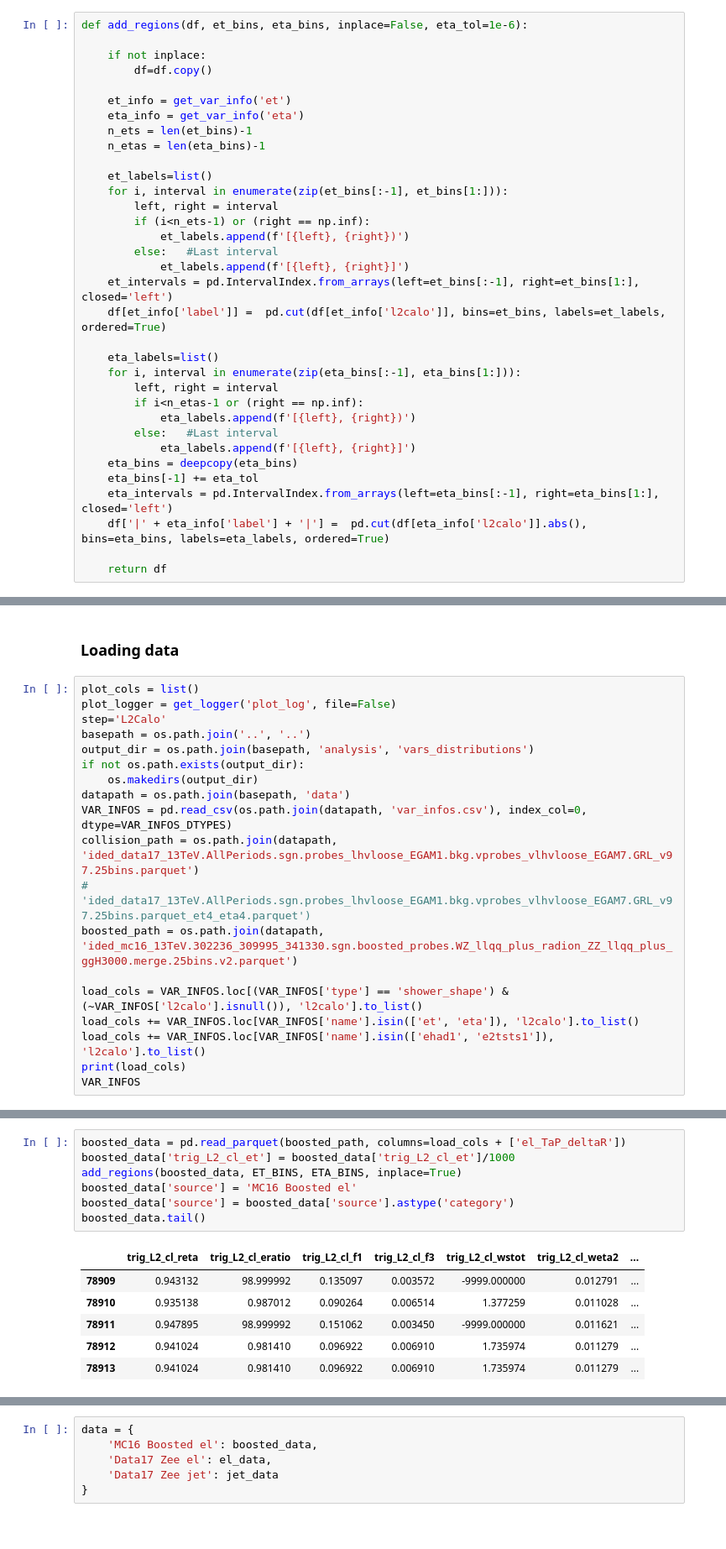
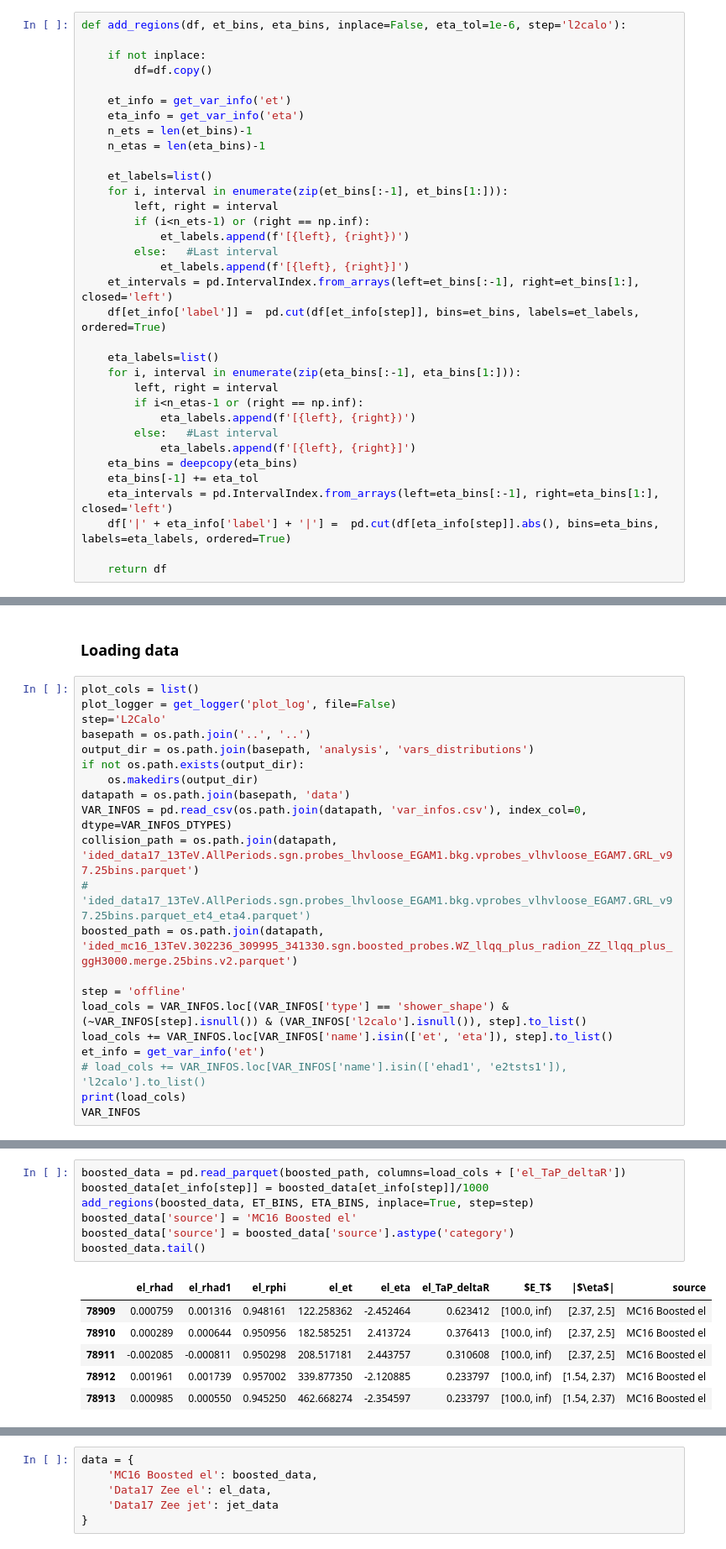
Before and after one commit to lucasbanunes/ringer, a Jupyter notebook: plots.ipynb, the cells around one changed output, grey strips where cells are left out. Shown at 84% size. Cells and saved outputs as stored; diff of their text form.

```diff
--- a/plots.ipynb
+++ b/plots.ipynb
@@ -48,7 +48,7 @@ def get_hist_df(hist, bins):
 def get_var_info(var: str):
     return VAR_INFOS.loc[VAR_INFOS['name']==var].iloc[0].to_dict()
 # %%
-def add_regions(df, et_bins, eta_bins, inplace=False, eta_tol=1e-6):
+def add_regions(df, et_bins, eta_bins, inplace=False, eta_tol=1e-6, step='l2calo'):
 
     if not inplace:
         df=df.copy()
@@ -66,7 +66,7 @@ def add_regions(df, et_bins, eta_bins, inplace=False, eta_tol=1e-6):
         else:   #Last interval
             et_labels.append(f'[{left}, {right}]')
     et_intervals = pd.IntervalIndex.from_arrays(left=et_bins[:-1], right=et_bins[1:], closed='left')
-    df[et_info['label']] =  pd.cut(df[et_info['l2calo']], bins=et_bins, labels=et_labels, ordered=True)
+    df[et_info['label']] =  pd.cut(df[et_info[step]], bins=et_bins, labels=et_labels, ordered=True)
 
     eta_labels=list()
     for i, interval in enumerate(zip(eta_bins[:-1], eta_bins[1:])):
@@ -78,7 +78,7 @@ def add_regions(df, et_bins, eta_bins, inplace=False, eta_tol=1e-6):
     eta_bins = deepcopy(eta_bins)
     eta_bins[-1] += eta_tol
     eta_intervals = pd.IntervalIndex.from_arrays(left=eta_bins[:-1], right=eta_bins[1:], closed='left')
-    df['|' + eta_info['label'] + '|'] =  pd.cut(df[eta_info['l2calo']].abs(), bins=eta_bins, labels=eta_labels, ordered=True)
+    df['|' + eta_info['label'] + '|'] =  pd.cut(df[eta_info[step]].abs(), bins=eta_bins, labels=eta_labels, ordered=True)
 
     return df
 # %%
@@ -327,9 +347,11 @@ collision_path = os.path.join(datapath, 'ided_data17_13TeV.AllPeriods.sgn.probes
 #                              'ided_data17_13TeV.AllPeriods.sgn.probes_lhvloose_EGAM1.bkg.vprobes_vlhvloose_EGAM7.GRL_v97.25bins.parquet_et4_eta4.parquet')
 boosted_path = os.path.join(datapath, 'ided_mc16_13TeV.302236_309995_341330.sgn.boosted_probes.WZ_llqq_plus_radion_ZZ_llqq_plus_ggH3000.merge.25bins.v2.parquet')
 
-load_cols = VAR_INFOS.loc[(VAR_INFOS['type'] == 'shower_shape') & (~VAR_INFOS['l2calo'].isnull()), 'l2calo'].to_list()
-load_cols += VAR_INFOS.loc[VAR_INFOS['name'].isin(['et', 'eta']), 'l2calo'].to_list()
-load_cols += VAR_INFOS.loc[VAR_INFOS['name'].isin(['ehad1', 'e2tsts1']), 'l2calo'].to_list()
+step = 'offline'
+load_cols = VAR_INFOS.loc[(VAR_INFOS['type'] == 'shower_shape') & (~VAR_INFOS[step].isnull()) & (VAR_INFOS['l2calo'].isnull()), step].to_list()
+load_cols += VAR_INFOS.loc[VAR_INFOS['name'].isin(['et', 'eta']), step].to_list()
+et_info = get_var_info('et')
+# load_cols += VAR_INFOS.loc[VAR_INFOS['name'].isin(['ehad1', 'e2tsts1']), 'l2calo'].to_list()
 print(load_cols)
 VAR_INFOS
 # %% [output]
@@ -351,18 +373,18 @@ VAR_INFOS
 | 13 | rphi | $R_{\phi}$ | shower_shape | 0.0 | 1.0 | NaN | el_rphi | NaN | Ratio of the energy in 3x3 cells ... |
 # %%
 boosted_data = pd.read_parquet(boosted_path, columns=load_cols + ['el_TaP_deltaR'])
-boosted_data['trig_L2_cl_et'] = boosted_data['trig_L2_cl_et']/1000
-add_regions(boosted_data, ET_BINS, ETA_BINS, inplace=True)
+boosted_data[et_info[step]] = boosted_data[et_info[step]]/1000
+add_regions(boosted_data, ET_BINS, ETA_BINS, inplace=True, step=step)
 boosted_data['source'] = 'MC16 Boosted el'
 boosted_data['source'] = boosted_data['source'].astype('category')
 boosted_data.tail()
 # %% [output]
-|  | trig_L2_cl_reta | trig_L2_cl_eratio | trig_L2_cl_f1 | trig_L2_cl_f3 | trig_L2_cl_wstot | trig_L2_cl_weta2 | ... |
-| 78909 | 0.943132 | 98.999992 | 0.135097 | 0.003572 | -9999.000000 | 0.012791 | ... |
-| 78910 | 0.935138 | 0.987012 | 0.090264 | 0.006514 | 1.377259 | 0.011028 | ... |
-| 78911 | 0.947895 | 98.999992 | 0.151062 | 0.003450 | -9999.000000 | 0.011621 | ... |
-| 78912 | 0.941024 | 0.981410 | 0.096922 | 0.006910 | 1.735974 | 0.011279 | ... |
-| 78913 | 0.941024 | 0.981410 | 0.096922 | 0.006910 | 1.735974 | 0.011279 | ... |
+|  | el_rhad | el_rhad1 | el_rphi | el_et | el_eta | el_TaP_deltaR | $E_T$ | |$\eta$| | source |
+| 78909 | 0.000759 | 0.001316 | 0.948161 | 122.258362 | -2.452464 | 0.623412 | [100.0, inf) | [2.37, 2.5] | MC16 Boosted el |
+| 78910 | 0.000289 | 0.000644 | 0.950956 | 182.585251 | 2.413724 | 0.376413 | [100.0, inf) | [2.37, 2.5] | MC16 Boosted el |
+| 78911 | -0.002085 | -0.000811 | 0.950298 | 208.517181 | 2.443757 | 0.310608 | [100.0, inf) | [2.37, 2.5] | MC16 Boosted el |
+| 78912 | 0.001961 | 0.001739 | 0.957002 | 339.877350 | -2.120885 | 0.233797 | [100.0, inf) | [1.54, 2.37) | MC16 Boosted el |
+| 78913 | 0.000985 | 0.000550 | 0.945250 | 462.668274 | -2.354597 | 0.233797 | [100.0, inf) | [1.54, 2.37) | MC16 Boosted el |
 # %%
 start_time = datetime.now()
 print(f'Start: {start_time}')
```
Also changed, not shown: parts of 6 cells of this notebook.
